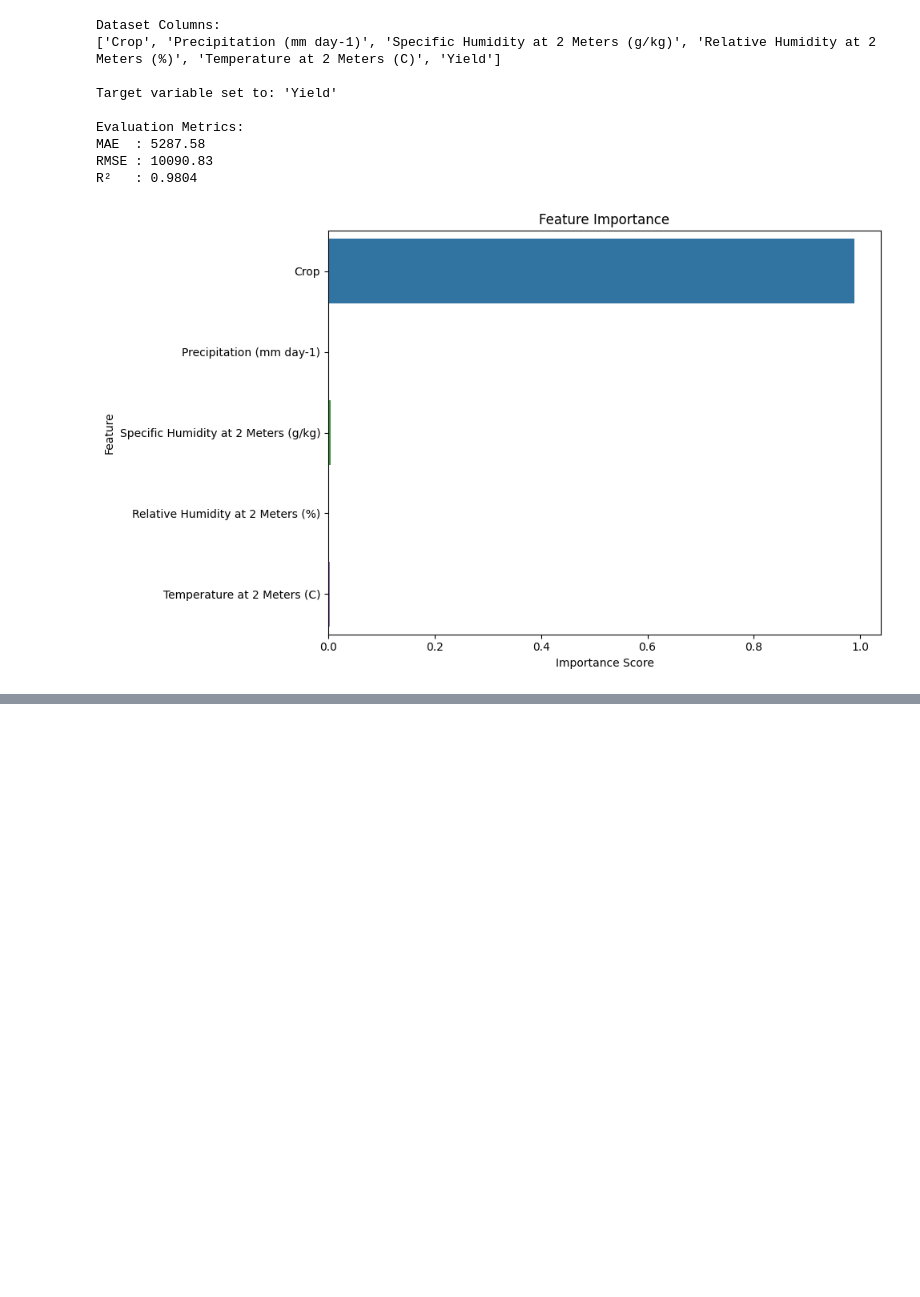
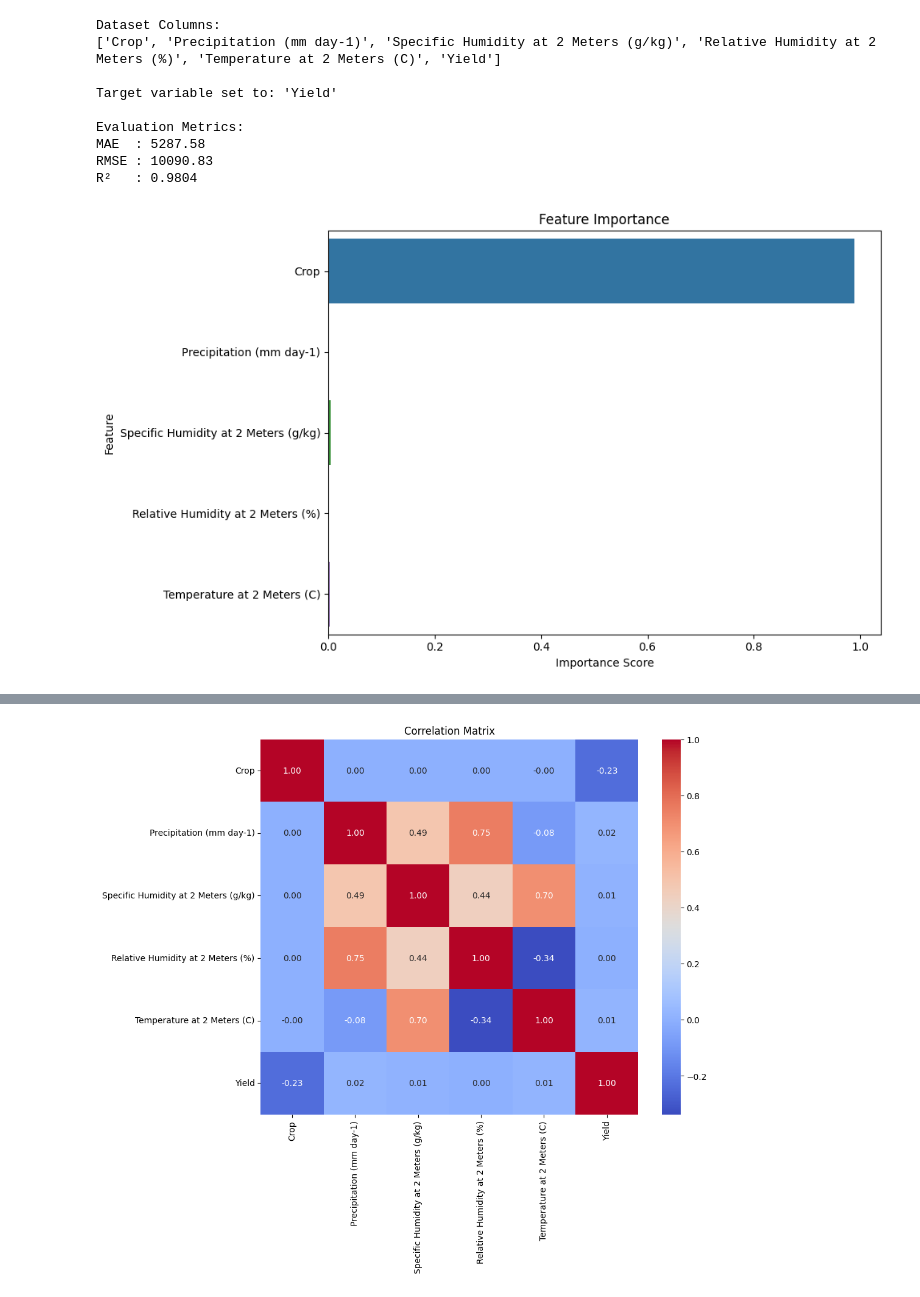
Before and after one commit to 12tsion/AI_Group4-project, a Jupyter notebook: notebook44437c135d.ipynb, the cells around one changed output, grey strips where cells are left out. Cells and saved outputs as stored; diff of their text form; code cells hidden in the pictures; blank space fills up the shorter version.

Commit message:
Kaggle Notebook | notebook44437c135d | bbbbbbbbbbbbbbbbb

```diff
--- a/notebook44437c135d.ipynb
+++ b/notebook44437c135d.ipynb
@@ -278,3 +278,83 @@ MAE  : 5287.58
 RMSE : 10090.83
 R²   : 0.9804
 [figure]
+# %%
+import pandas as pd
+import numpy as np
+import seaborn as sns
+import matplotlib.pyplot as plt
+
+from sklearn.ensemble import RandomForestRegressor
+from sklearn.model_selection import train_test_split
+from sklearn.preprocessing import LabelEncoder
+from sklearn.metrics import mean_squared_error, mean_absolute_error, r2_score
+
+# Load the data
+file_path = '/kaggle/input/hhhhhhhhhh/crop yield predictionnn.csv'
+data = pd.read_csv(file_path)
+
+# Clean column names
+data.columns = [col.strip() for col in data.columns]
+
+# Print column list
+print("Available Columns:\n", data.columns.tolist())
+
+# Infer target column
+possible_targets = ['Production', 'production', 'Yield', 'yield']
+target_column = [col for col in data.columns if col in possible_targets]
+
+if not target_column:
+    raise Exception("Target variable not found in dataset.")
+else:
+    target_column = target_column[0]
+    print(f"\nTarget selected: {target_column}")
+
+# Drop missing values
+data = data.dropna()
+
+# Convert object columns to numeric using label encoding
+label_cols = data.select_dtypes(include='object').columns
+for col in label_cols:
+    data[col] = LabelEncoder().fit_transform(data[col])
+
+# Heatmap of feature correlation
+plt.figure(figsize=(10, 8))
+sns.heatmap(data.corr(), annot=True, cmap='coolwarm', fmt='.2f')
+plt.title('Correlation Matrix')
+plt.show()
+
+# Define features and label
+features = data.drop(columns=[target_column])
+labels = data[target_column]
+
+# Split the dataset
+train_X, test_X, train_y, test_y = train_test_split(features, labels, test_size=0.3, random_state=100)
+
+# Train RandomForest model
+model = RandomForestRegressor(n_estimators=120, random_state=100)
+model.fit(train_X, train_y)
+
+# Make predictions
+preds = model.predict(test_X)
+
+# Evaluation
+mse = mean_squared_error(test_y, preds)
+mae = mean_absolute_error(test_y, preds)
+r2 = r2_score(test_y, preds)
+
+print("\nModel Evaluation:")
+print(f"Mean Squared Error: {mse:.2f}")
+print(f"Mean Absolute Error: {mae:.2f}")
+print(f"R-squared Score: {r2:.4f}")
+
+# Create dataframe to compare actual and predicted
+comparison = pd.DataFrame({
+    'Actual': test_y.values,
+    'Predicted': preds,
+    'Error': np.abs(test_y.values - preds)
+})
+
+# Sort by highest errors
+print("\nTop 10 Highest Errors:")
+print(comparison.sort_values(by='Error', ascending=False).head(10))
+# %% [output]
@@ -280,0 +365 @@ R²   : 0.9804
+[figure, added]
```
Also changed, not shown: parts of 1 cell of this notebook.
